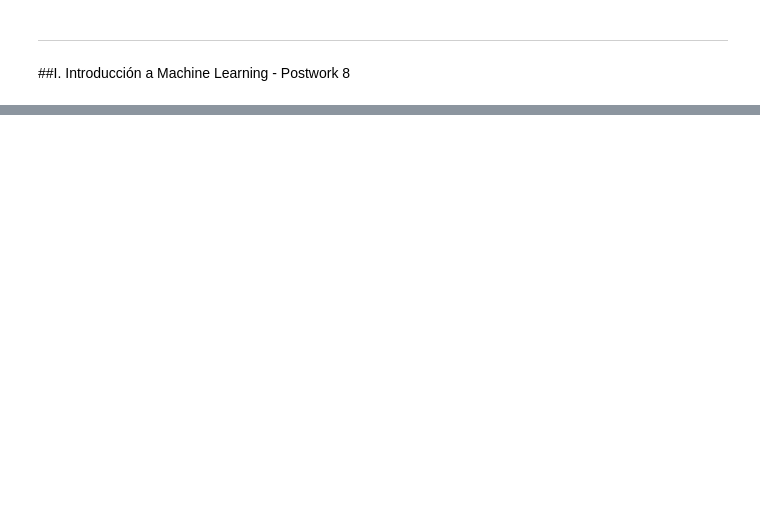
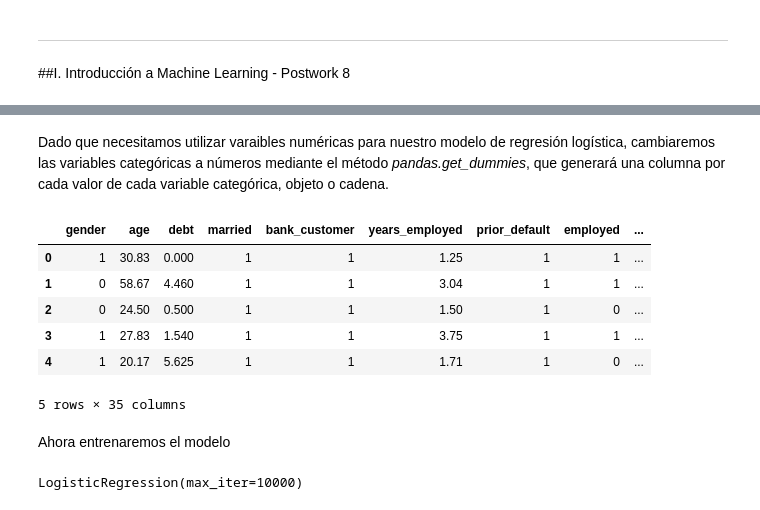
Before and after one commit to HanniaMele/bedu-equipo4-dataScience-M4, a Jupyter notebook: FinalProject_M4.ipynb, the cells around one changed output, grey strips where cells are left out. Cells and saved outputs as stored; diff of their text form; code cells hidden in the pictures; blank space fills up the shorter version.

```diff
--- a/FinalProject_M4.ipynb
+++ b/FinalProject_M4.ipynb
@@ -1135,0 +1142,2 @@ Score del modelo: 0.063 +/- 0.025
+# %%
+df_ml = df.copy()
@@ -1135,0 +1153,17 @@ Score del modelo: 0.063 +/- 0.025
+# %% [markdown]
+Dado que necesitamos utilizar varaibles numéricas para nuestro modelo de regresión logística, cambiaremos las variables categóricas a números mediante el método _pandas.get_dummies_, que generará una columna por cada valor de cada variable categórica, objeto o cadena.
+# %%
+#Obtenemos el dataframe con todos los datos numéricos
+df_ml_dummy= pd.get_dummies(df_ml)
+# %%
+df_ml_dummy.head()
+# %% [output]
+|  | gender | age | debt | married | bank_customer | years_employed | prior_default | employed | ... |
+| 0 | 1 | 30.83 | 0.000 | 1 | 1 | 1.25 | 1 | 1 | ... |
+| 1 | 0 | 58.67 | 4.460 | 1 | 1 | 3.04 | 1 | 1 | ... |
+| 2 | 0 | 24.50 | 0.500 | 1 | 1 | 1.50 | 1 | 0 | ... |
+| 3 | 1 | 27.83 | 1.540 | 1 | 1 | 3.75 | 1 | 1 | ... |
+| 4 | 1 | 20.17 | 5.625 | 1 | 1 | 1.71 | 1 | 0 | ... |
+5 rows × 35 columns
+# %% [markdown]
+Ahora entrenaremos el modelo
@@ -1135,0 +1184,5 @@ Score del modelo: 0.063 +/- 0.025
+# %%
+#Ajustamos el modelo
+logreg.fit(X_train, y_train)
+# %% [output]
+LogisticRegression(max_iter=10000)
```
Also changed, not shown: parts of 33 cells of this notebook.
